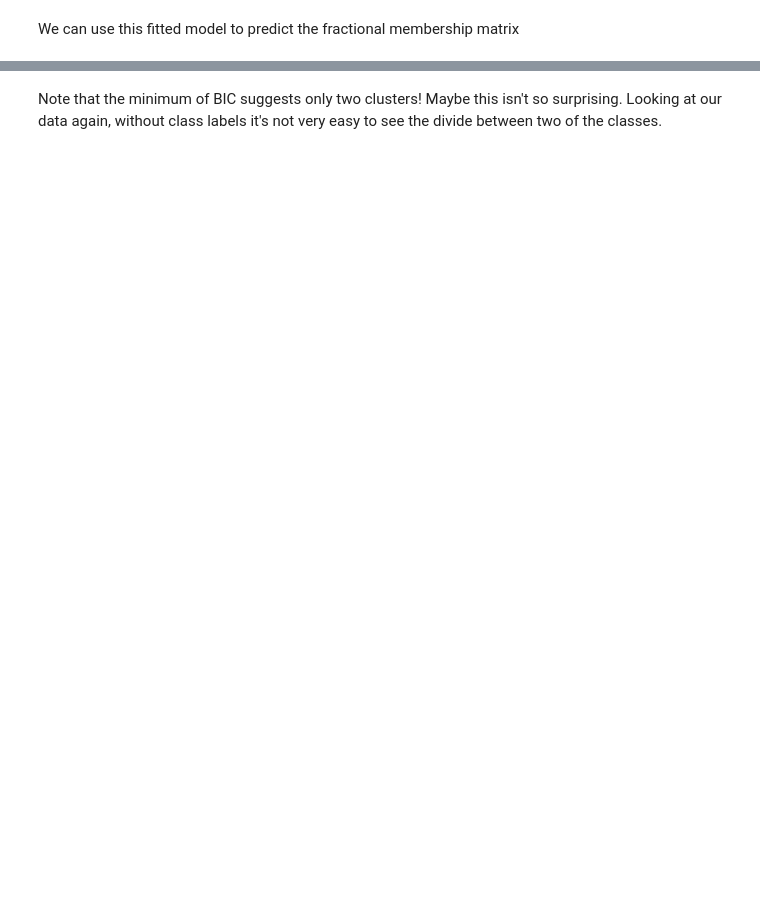
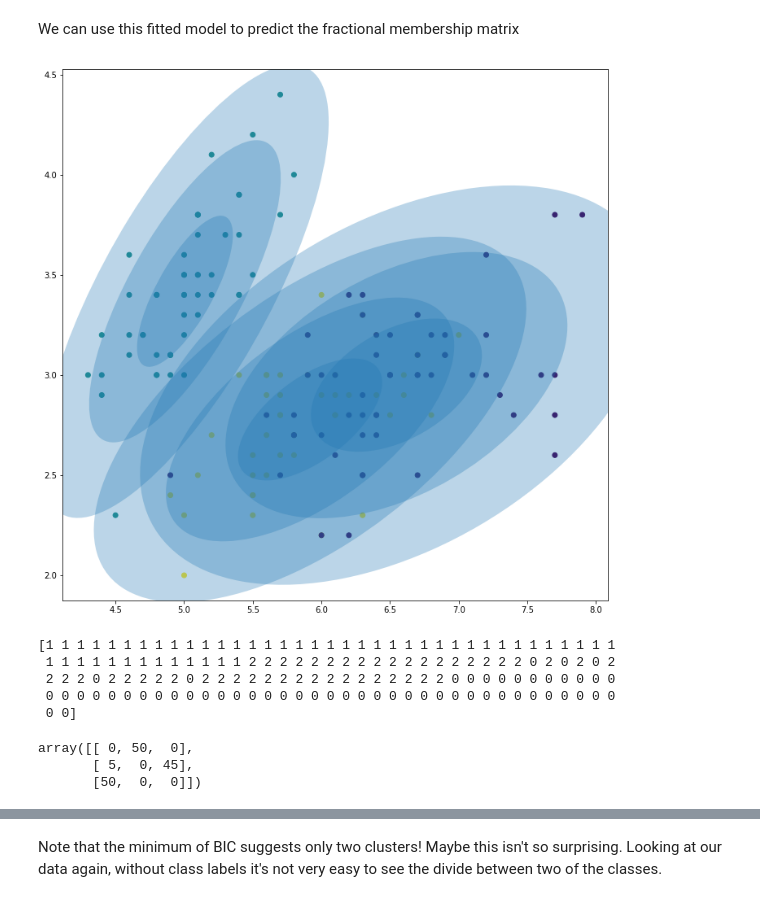
Before and after one commit to UMT-CS447-547-Fall-2018/Lecture_Notes, a Jupyter notebook: 10_expectation_maximization.ipynb, the cells around one changed output, grey strips where cells are left out. Cells and saved outputs as stored; diff of their text form; code cells hidden in the pictures; blank space fills up the shorter version.

```diff
--- a/10_expectation_maximization.ipynb
+++ b/10_expectation_maximization.ipynb
@@ -388,10 +413,24 @@ We can use this fitted model to predict the fractional membership matrix
 # %%
 Z = mix.predict(X)
 plt.scatter(X[:,0],X[:,1],c=Z)
 for mu,sigma in zip(mix.means_,mix.covariances_):
-    plot_ellipse(mu,sigma,alpha=0.3)
+    plot_ellipse(mu[:2],sigma[:2,:2],alpha=0.3)
 plt.show()
-print (Gamma)
+print (Z)
+# %% [output]
+[figure, added]
+[1 1 1 1 1 1 1 1 1 1 1 1 1 1 1 1 1 1 1 1 1 1 1 1 1 1 1 1 1 1 1 1 1 1 1 1 1
+ 1 1 1 1 1 1 1 1 1 1 1 1 1 2 2 2 2 2 2 2 2 2 2 2 2 2 2 2 2 2 2 0 2 0 2 0 2
+ 2 2 2 0 2 2 2 2 2 0 2 2 2 2 2 2 2 2 2 2 2 2 2 2 2 2 0 0 0 0 0 0 0 0 0 0 0
+ 0 0 0 0 0 0 0 0 0 0 0 0 0 0 0 0 0 0 0 0 0 0 0 0 0 0 0 0 0 0 0 0 0 0 0 0 0
+ 0 0]
+# %%
+from sklearn.metrics import confusion_matrix
+confusion_matrix(data.target,Z)
+# %% [output]
+array([[ 0, 50,  0],
+       [ 5,  0, 45],
+       [50,  0,  0]])
 # %% [markdown]
 Not bad!  About the same accuracy as naive Bayes (which this algorithm is closely related to), but without the class labels.
 
```
Also changed, not shown: parts of 18 cells of this notebook, 2 other files.
